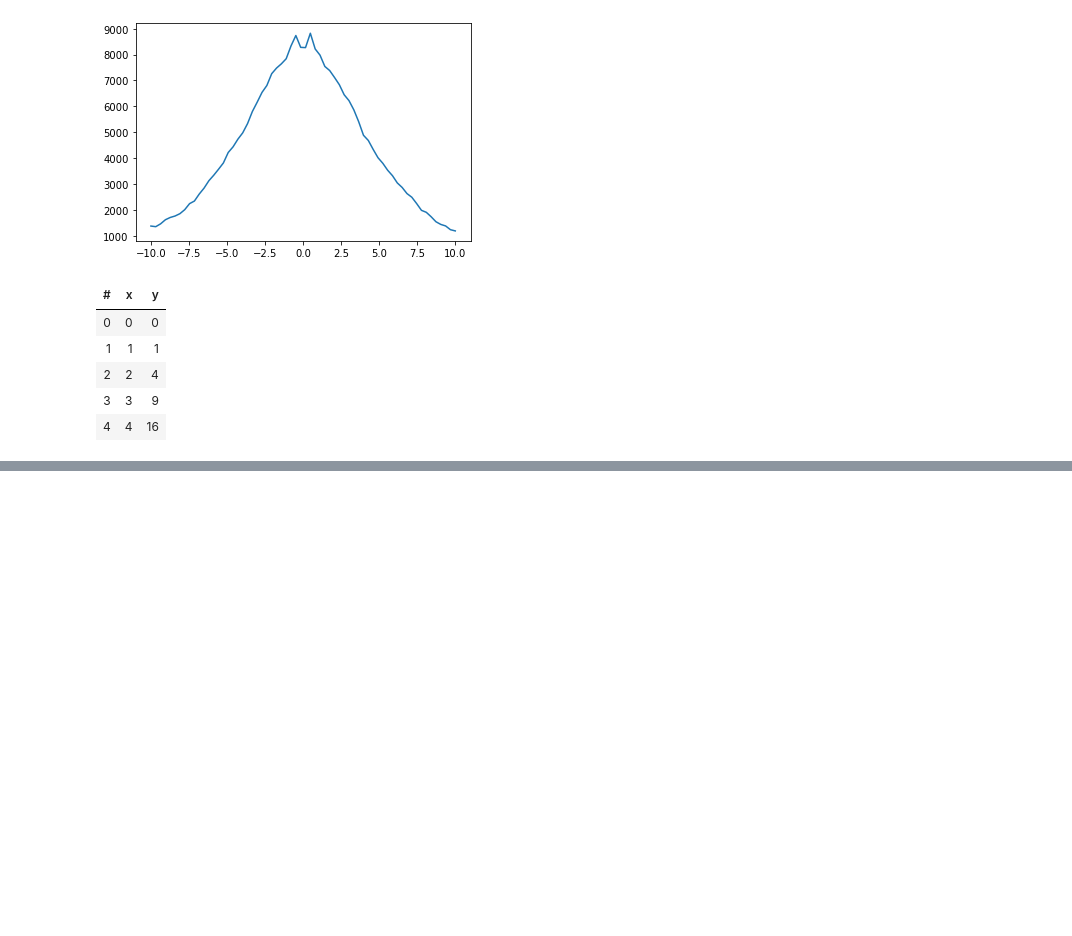
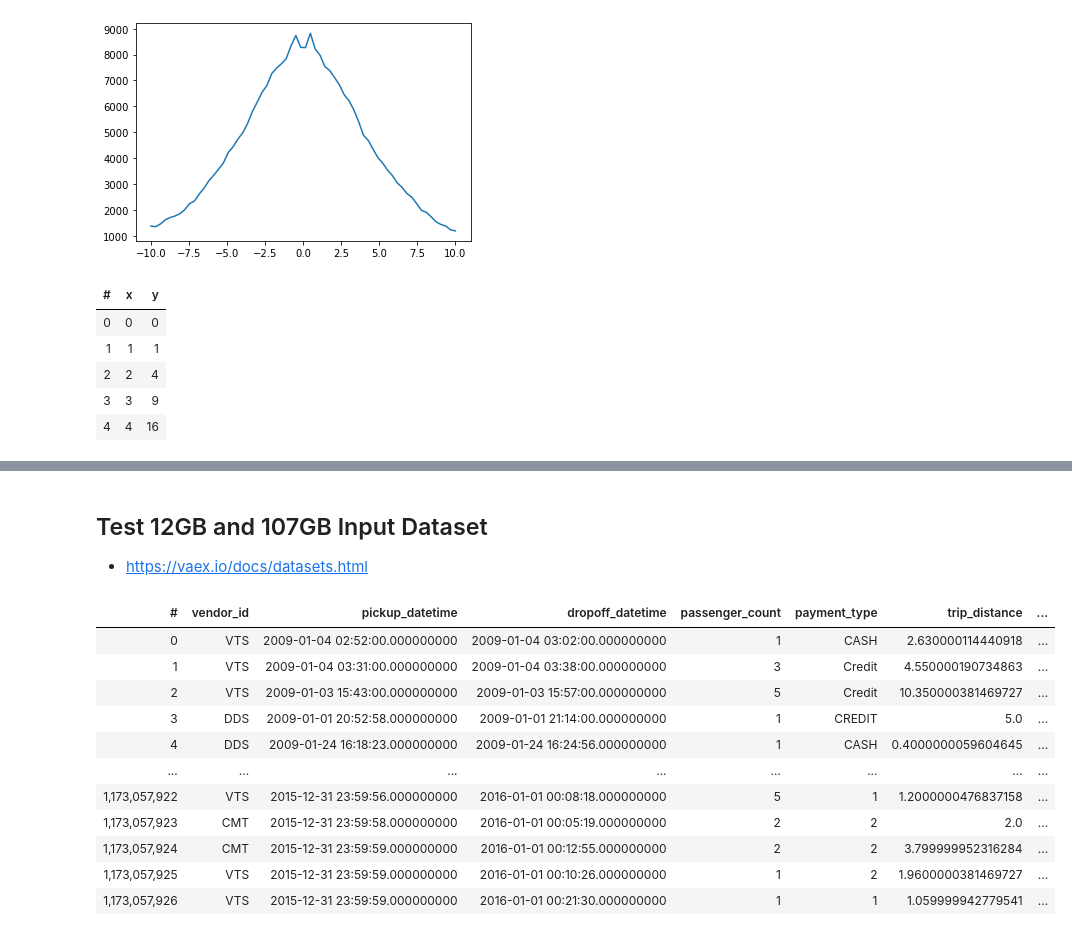
Before and after one commit to enliktjioe/30daysofdatascience, a Jupyter notebook: week1_beyond_pandas/day1_vaex.ipynb, the cells around one changed output, grey strips where cells are left out. Saved outputs shown, nothing was run; the diff lists cells and outputs as text; code cells hidden in the pictures; blank space fills up the shorter version.

```diff
--- a/week1_beyond_pandas/day1_vaex.ipynb
+++ b/week1_beyond_pandas/day1_vaex.ipynb
@@ -61,0 +333,3 @@ df
+# %%
+vaex.aliases['input_1gb'] = '/data/raw_data/spectx_cell_mapping_test/cell_mapping_1gb.csv'
+vaex.aliases['nyc_taxi_aws'] = 's3://vaex/taxi/nyc_taxi_2015_mini.hdf5?anon=true'
@@ -61,0 +348,22 @@ df
+# %% [markdown]
+## Test 12GB and 107GB Input Dataset
+
+- https://vaex.io/docs/datasets.html
+# %%
+import vaex
+df = vaex.open('s3://vaex/taxi/yellow_taxi_2009_2015_f32.hdf5?anon=true')
+# %%
+df
+# %% [output]
+| # | vendor_id | pickup_datetime | dropoff_datetime | passenger_count | payment_type | trip_distance | ... |
+| 0 | VTS | 2009-01-04 02:52:00.000000000 | 2009-01-04 03:02:00.000000000 | 1 | CASH | 2.630000114440918 | ... |
+| 1 | VTS | 2009-01-04 03:31:00.000000000 | 2009-01-04 03:38:00.000000000 | 3 | Credit | 4.550000190734863 | ... |
+| 2 | VTS | 2009-01-03 15:43:00.000000000 | 2009-01-03 15:57:00.000000000 | 5 | Credit | 10.350000381469727 | ... |
+| 3 | DDS | 2009-01-01 20:52:58.000000000 | 2009-01-01 21:14:00.000000000 | 1 | CREDIT | 5.0 | ... |
+| 4 | DDS | 2009-01-24 16:18:23.000000000 | 2009-01-24 16:24:56.000000000 | 1 | CASH | 0.4000000059604645 | ... |
+| ... | ... | ... | ... | ... | ... | ... | ... |
+| 1,173,057,922 | VTS | 2015-12-31 23:59:56.000000000 | 2016-01-01 00:08:18.000000000 | 5 | 1 | 1.2000000476837158 | ... |
+| 1,173,057,923 | CMT | 2015-12-31 23:59:58.000000000 | 2016-01-01 00:05:19.000000000 | 2 | 2 | 2.0 | ... |
+| 1,173,057,924 | CMT | 2015-12-31 23:59:59.000000000 | 2016-01-01 00:12:55.000000000 | 2 | 2 | 3.799999952316284 | ... |
+| 1,173,057,925 | VTS | 2015-12-31 23:59:59.000000000 | 2016-01-01 00:10:26.000000000 | 1 | 2 | 1.9600000381469727 | ... |
+| 1,173,057,926 | VTS | 2015-12-31 23:59:59.000000000 | 2016-01-01 00:21:30.000000000 | 1 | 1 | 1.059999942779541 | ... |
```
Also changed, not shown: parts of 27 cells of this notebook, 1 other file.
